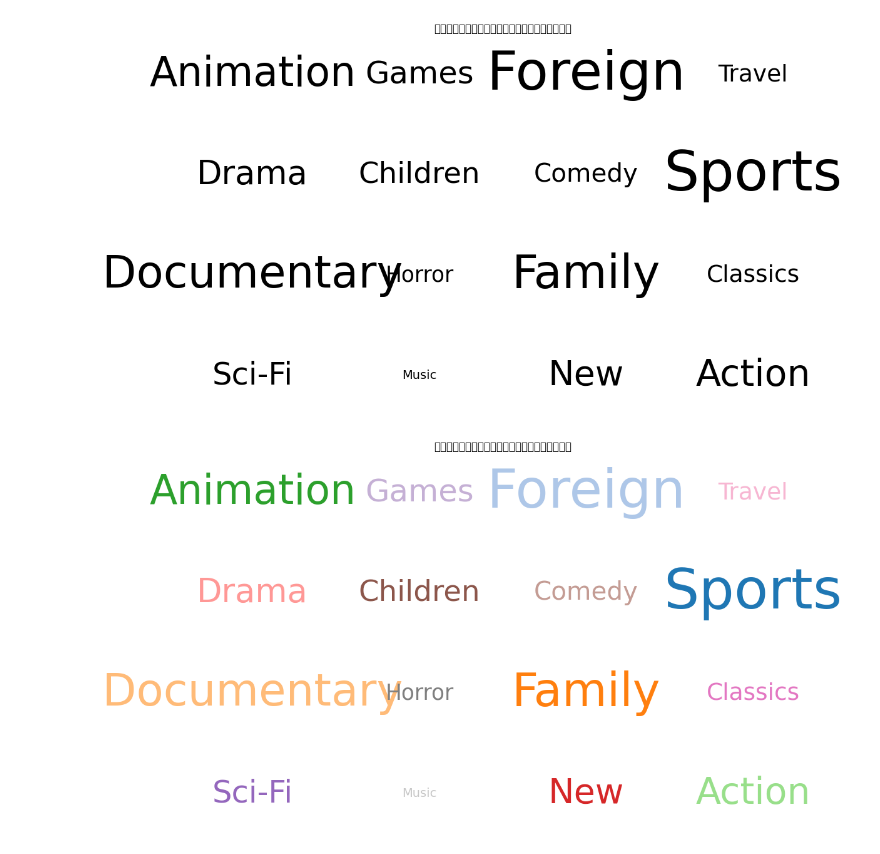
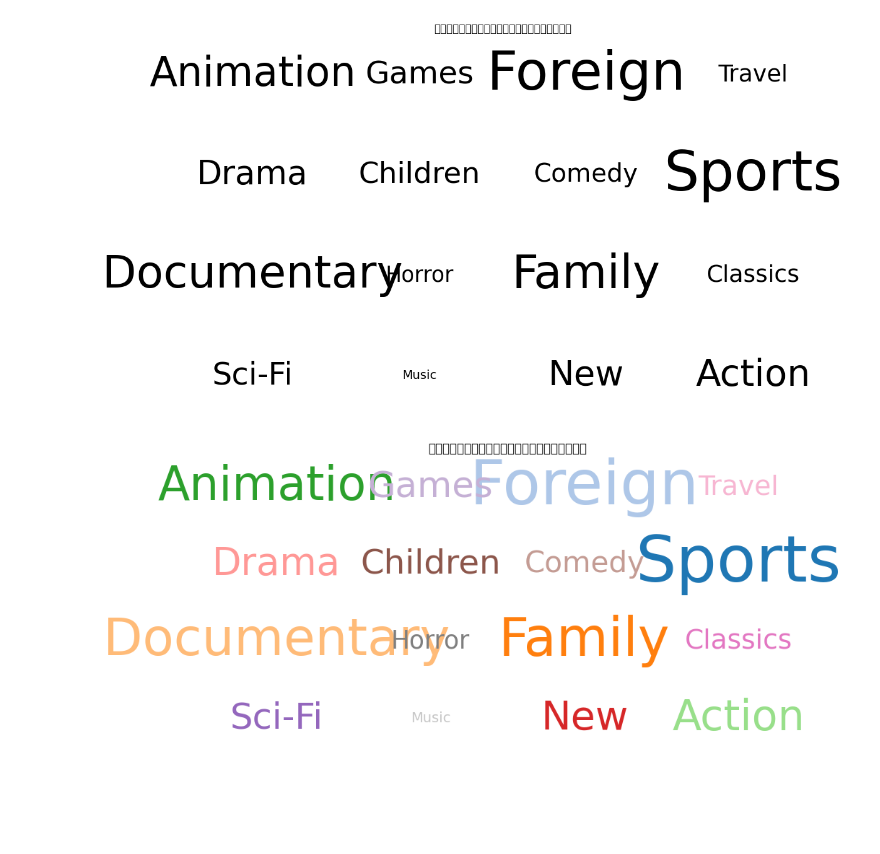
Before and after one commit to RuoAndo/cit, a Jupyter notebook: db2025/8_word_crowd_category.ipynb, the cells around one changed output. Drawn from its saved outputs; the diff is of its cells as text; code cells hidden in the pictures; blank space fills up the shorter version.

```diff
--- a/db2025/8_word_crowd_category.ipynb
+++ b/db2025/8_word_crowd_category.ipynb
@@ -235,35 +235,35 @@ def plot_wordcloud_like(counts, title="カテゴリーごとの映画件数（
     perm = rng.permutation(len(grid_points))
     grid_points = [grid_points[i] for i in perm]
 
-    fig = plt.figure(figsize=(5, 3))
+    fig = plt.figure(figsize=(8, 4))
     ax = fig.add_axes([0, 0, 1, 1])
     ax.set_xlim(0, 1)
     ax.set_ylim(0, 1)
     ax.axis("off")
 
     # カラーマップから色を割り当て
     cmap = plt.cm.tab20  # 20色のカラーマップ
     colors = [cmap(i % 20) for i in range(len(counts))]
 
     for (idx, row), (x, y), color in zip(counts.iterrows(), grid_points, colors):
         ax.text(x, y, str(row["name"]),
                 fontsize=float(row["font"]),
                 color=color,
                 ha="center", va="center")
 
     plt.title(title)
 
     if save_path:
         Path(save_path).parent.mkdir(parents=True, exist_ok=True)
         plt.savefig(save_path, bbox_inches="tight", dpi=200)
     plt.show()
 
 if __name__ == "__main__":
     counts = load_counts(
         category_csv="csv_exports/category.csv",
         film_category_csv="csv_exports/film_category.csv"
     )
     counts = scale_font_sizes(counts)
     plot_wordcloud_like(counts, save_path=None)
 # %% [output]
-[figure, old version]
+[figure, new version]
```
Also changed, not shown: parts of 1 cell of this notebook, 1 other file.
